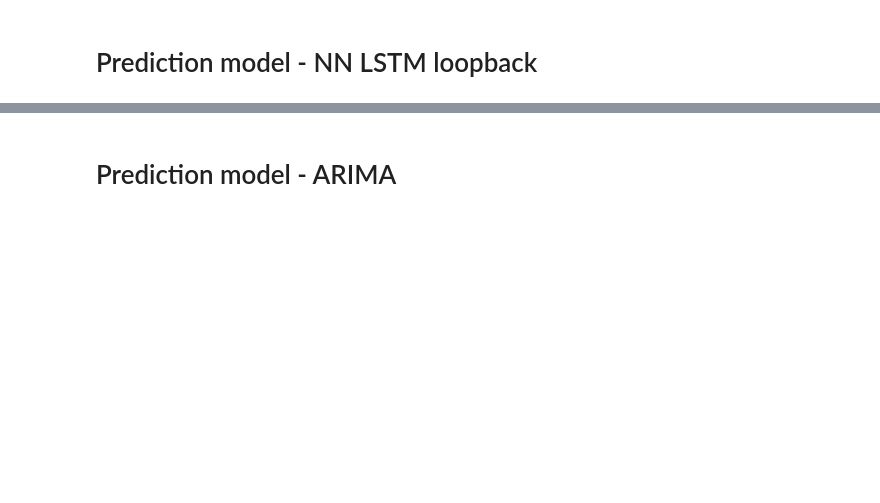
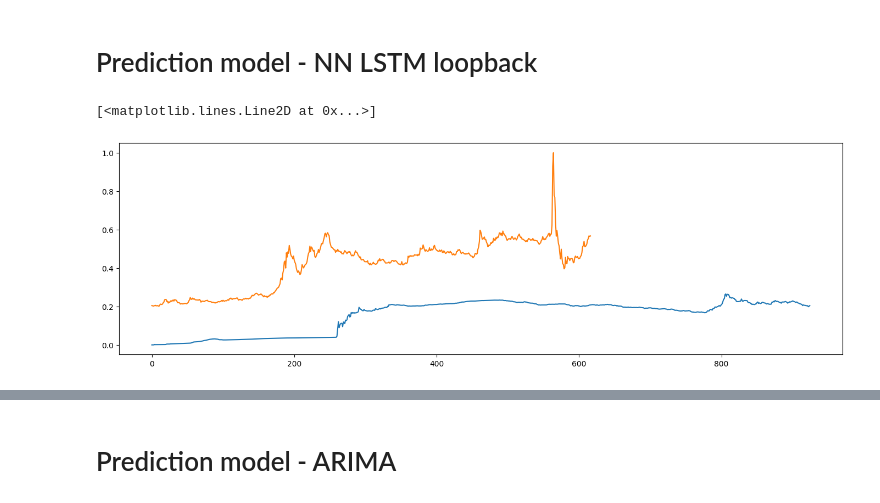
Before and after one commit to TAUforPython/machinelearning, a Jupyter notebook: NN LSTM ARIMA prediction timeseries.ipynb, the cells around one changed output, grey strips where cells are left out. Drawn from its saved outputs; the diff is of its cells as text; code cells hidden in the pictures; blank space fills up the shorter version.

```diff
--- a/NN LSTM ARIMA prediction timeseries.ipynb
+++ b/NN LSTM ARIMA prediction timeseries.ipynb
@@ -352,5 +346,11 @@ scaler = MinMaxScaler()
 df_close_scaled = scaler.fit_transform(df_close['Close'].values.reshape(-1, 1))
 train_size = int(len(df_close_scaled) * 0.6)
 train_data, test_data = df_close_scaled[:train_size], df_close_scaled[train_size:]
+# %%
+plt.plot(train_data)
+plt.plot(test_data)
+# %% [output]
+[<matplotlib.lines.Line2D at 0x...>]
+[figure, added]
 # %%
 # convert an array of values into a dataset matrix
```
Also changed, not shown: parts of 19 cells of this notebook.
